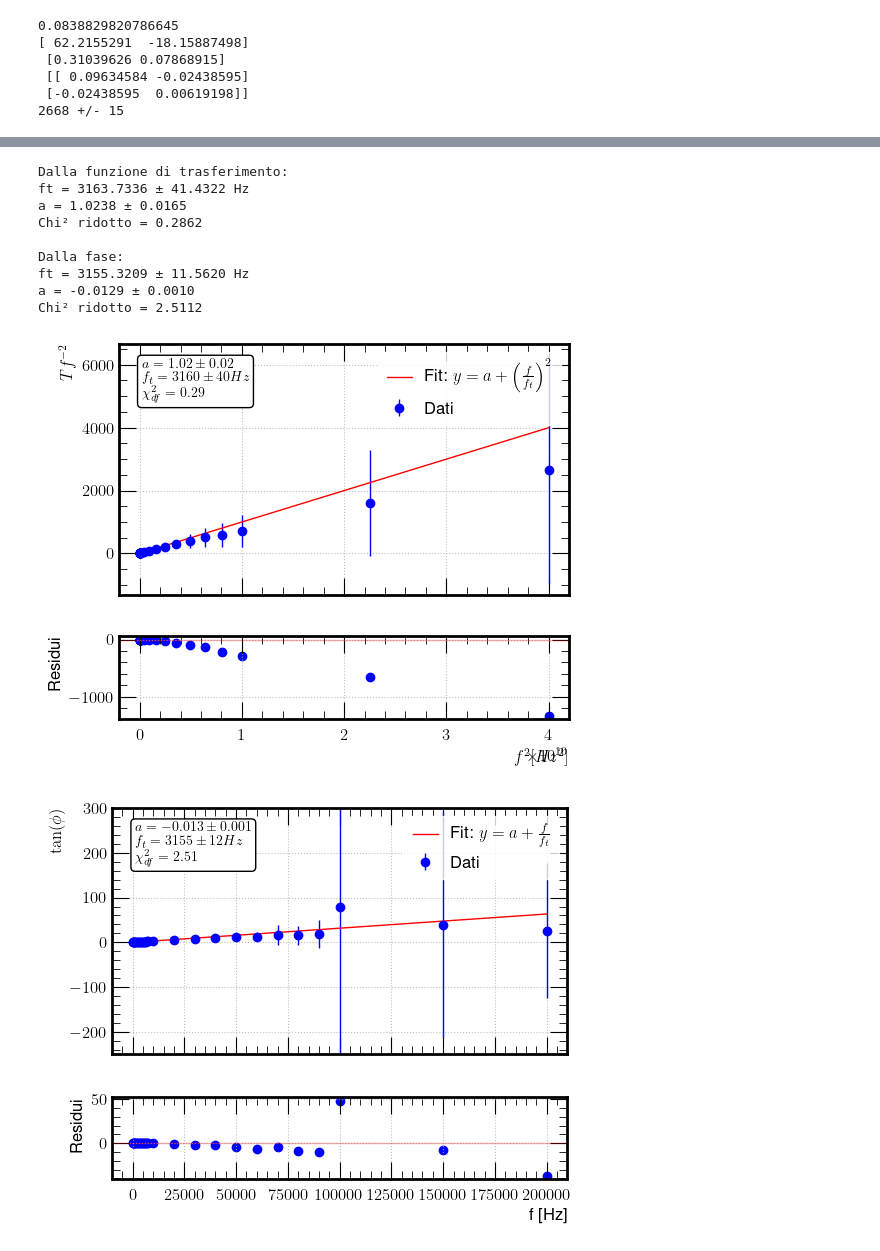
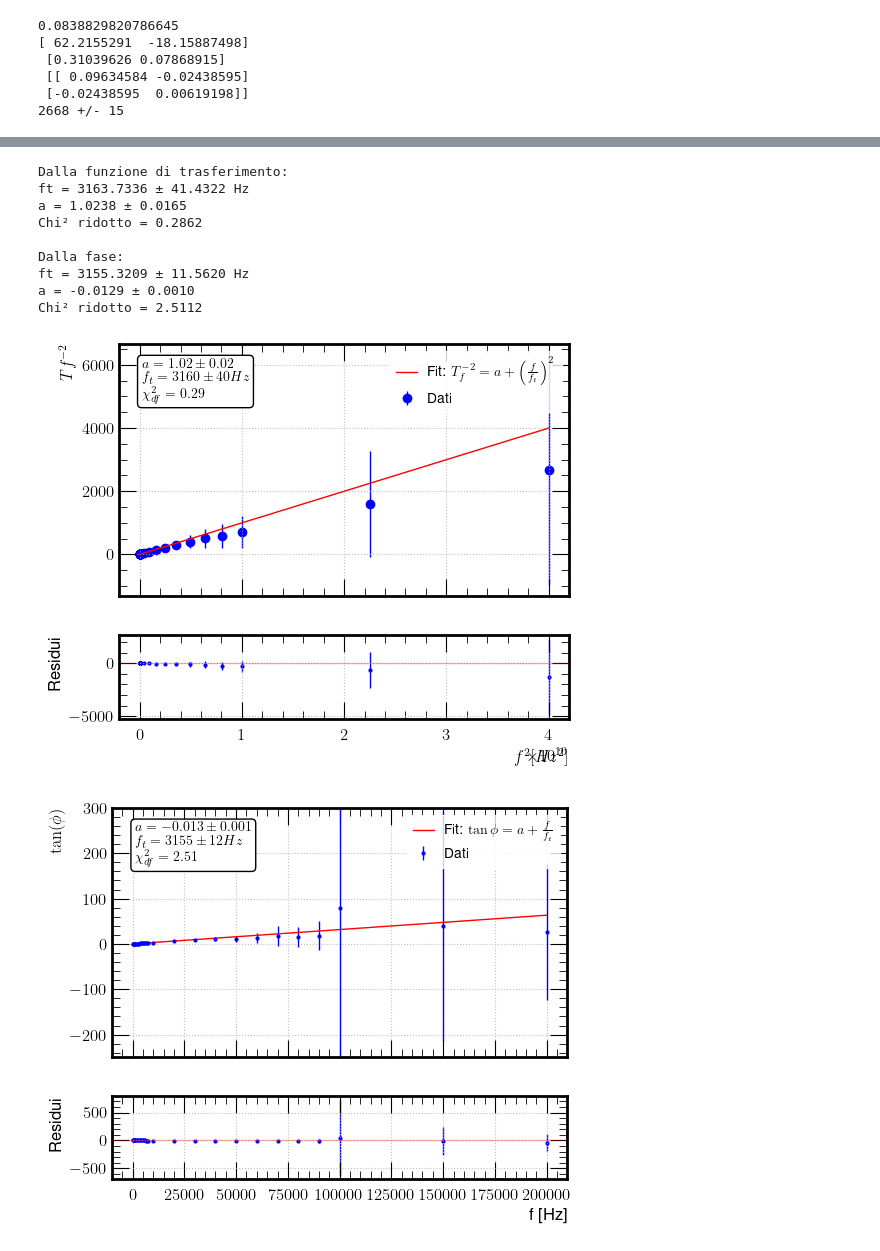
Before and after one commit to Fra005Ve/G09---SF2-, a Jupyter notebook: RC in frequenza/RCfrequenza.ipynb, the cells around one changed output, grey strips where cells are left out. Saved outputs shown, nothing was run; the diff lists cells and outputs as text; code cells hidden in the pictures.

```diff
--- a/RC in frequenza/RCfrequenza.ipynb
+++ b/RC in frequenza/RCfrequenza.ipynb
@@ -26,7 +26,7 @@ def fit_nl_phi(x, ft):
 # %%
 # Impostazioni grafici
 plt.style.use(hep.style.ROOT)
-params = {'legend.fontsize': '12',
+params = {'legend.fontsize': '10',
          'legend.loc': 'upper right',
           'legend.frameon':       'True',
           'legend.framealpha':    '0.8',      # legend patch transparency
@@ -215,18 +220,30 @@ print(round(10**log_ftbode), '+/-', round(10**(slog_ftbode+log_ftbode)-10**log_f
 # Plot del fit di Bode
 fig, ax = plt.subplots(2, 1, figsize=(5, 4),sharex=True, constrained_layout = True, height_ratios=[2, 1])
 
-x_fit = np.linspace(5e3, max(f)+5e4, 1000)
+x_fit = np.linspace(min(f), max(f)+5e4, 1000)
 
-ax[0].errorbar(f[f > 6e3], Tf[f > 6e3], yerr=sTf[f > 6e3], fmt='o', ms=1)
+ax[0].errorbar(f, Tf, yerr=sTf, fmt='o', ms=1)
 
-ax[0].plot(x_fit, 10**(retta(np.log10(x_fit), *valbode)/20), color = "g")
-ax[0].plot(x_fit, 10**(retta(np.log10(x_fit), *(valbode+np.sqrt(np.diag(covbode))))/20), color = "k")
-ax[0].plot(x_fit, 10**(retta(np.log10(x_fit), *(valbode-np.sqrt(np.diag(covbode))))/20), color = "k")
+ax[0].plot(x_fit, 10**(retta(np.log10(x_fit), *valbode)/20), label="Fit di bode", linestyle='--',  color = "k")
+# ax[0].plot(x_fit, 10**(retta(np.log10(x_fit), *(valbode+np.sqrt(np.diag(covbode))))/20), color = "k")
+# ax[0].plot(x_fit, 10**(retta(np.log10(x_fit), *(valbode-np.sqrt(np.diag(covbode))))/20), color = "k")
 ax[0].set_ylabel(r'$T_f$')
 
-ax[0].set_xlim(5e3, max(f)+5e4)
+ax[0].set_xlim(min(f), max(f)+5e4)
 
 ax[0].loglog()
+ax[0].grid(True)
+
+textstr = '\n'.join((
+    r'$a = %.1f \pm %.1f$ dB' % (valbode[0], np.sqrt(covbode[0,0])),
+    r'$b = %.1f \pm %.1f $ dB/decade' % (valbode[1], np.sqrt(covbode[1,1])),
+    r'$f_t = %.f \pm %.f$ Hz' % (round(10**log_ftbode), round(10**(slog_ftbode+log_ftbode)-10**log_ftbode)),
+    r'$\chi^2_{df} = %.2f$' % (chi2bode/(len(sTf[f > 6e3])-2))))
+
+props = dict(boxstyle='square', facecolor='white', alpha=1)
+ax[0].text(0.05, 0.5, textstr, transform=ax[0].transAxes, fontsize=10,
+           verticalalignment='top', bbox=props)
+
 
 ax[1].errorbar(f[f > 6e3],residuBode,yerr=sTf[f > 6e3], fmt='o', label='Residui',ms=2,color='red')
 ax[1].set_ylabel('Residui')
@@ -321,8 +338,8 @@ def plot_results(f, Tf, sTf, phi, sphi, params_Tf, chi2_Tf, residui_Tf, y_fit_Tf
     x_fit = np.linspace(min(x_data_Tf), max(x_data_Tf), 100)
     y_fit = retta(x_fit, params_Tf[0], params_Tf[1])
 
-    ax1.errorbar(x_data_Tf, y_data_Tf, yerr=yerr_Tf, fmt='o', label='Dati')
-    ax1.plot(x_fit, y_fit, 'r-', label=r'Fit: $y = a + \left(\frac{f}{f_t}\right)^2$')
+    ax1.errorbar(x_data_Tf, y_data_Tf, yerr=yerr_Tf, fmt='o', label='Dati', zorder = -1)
+    ax1.plot(x_fit, y_fit, 'r-', label=r'Fit: $T_f ^{-2} = a + \left(\frac{f}{f_t}\right)^2$')
 
     # Aggiungiamo textbox con i parametri del fit
     textstr = '\n'.join((
@@ -339,7 +356,7 @@ def plot_results(f, Tf, sTf, phi, sphi, params_Tf, chi2_Tf, residui_Tf, y_fit_Tf
 
     # Plot dei residui
     ax3.axhline(y=0, color='r', linestyle='-', alpha=0.3)
-    ax3.scatter(x_data_Tf, residui_Tf)
+    ax3.errorbar(x_data_Tf, residui_Tf, yerr=yerr_Tf, fmt='o', ms = 2, label='Dati', zorder = -1)
     ax3.grid(True)
     ax3.set_xlabel(r'$f^2 [Hz^2]$')
     ax3.set_ylabel('Residui')
@@ -357,8 +374,8 @@ def plot_results(f, Tf, sTf, phi, sphi, params_Tf, chi2_Tf, residui_Tf, y_fit_Tf
     x_fit_phi = np.linspace(min(f), max(f), 100)
     y_fit_phi = retta(x_fit_phi, params_phi[0], params_phi[1])
 
-    ax2.errorbar(x_data_phi, y_data_phi, yerr=yerr_phi, fmt='o', label='Dati')
-    ax2.plot(x_fit_phi, y_fit_phi, 'r-', label=r'Fit: $y = a + \frac{f}{f_t}$')
+    ax2.errorbar(x_data_phi, y_data_phi, yerr=yerr_phi, fmt='o', ms = 2, label='Dati')
+    ax2.plot(x_fit_phi, y_fit_phi, 'r-', label=r'Fit: $ \tan\phi = a + \frac{f}{f_t}$')
 
     # Aggiungiamo textbox con i parametri del fit
     textstr = '\n'.join((
@@ -377,7 +394,7 @@ def plot_results(f, Tf, sTf, phi, sphi, params_Tf, chi2_Tf, residui_Tf, y_fit_Tf
 
     # Plot dei residui
     ax4.axhline(y=0, color='r', linestyle='-', alpha=0.3)
-    ax4.scatter(x_data_phi, residui_phi)
+    ax4.errorbar(x_data_phi, residui_phi, yerr=yerr_phi, fmt='o', ms = 2, label='Dati', zorder = -1)
     ax4.grid(True)
     ax4.set_xlabel('f [Hz]')
     ax4.set_ylabel('Residui')
@@ -394,32 +411,32 @@ a_phi, a_err_phi, ft_phi, ft_err_phi, params_phi, _, chi2_phi, residui_phi, y_fi
 # Stampa i risultati
 print(f"Dalla funzione di trasferimento:")
 print(f"ft = {ft_Tf:.4f} ± {ft_err_Tf:.4f} Hz")
 print(f"a = {a_Tf:.4f} ± {a_err_Tf:.4f}")
 print(f"Chi² ridotto = {chi2_Tf:.4f}")
 print("\nDalla fase:")
 print(f"ft = {ft_phi:.4f} ± {ft_err_phi:.4f} Hz")
 print(f"a = {a_phi:.4f} ± {a_err_phi:.4f}")
 print(f"Chi² ridotto = {chi2_phi:.4f}")
 
 # Visualizza i risultati
 fig1, fig2 = plot_results(f, Tf, sTf, phi, sphi, params_Tf, chi2_Tf, residui_Tf, y_fit_Tf,
                          params_phi, chi2_phi, residui_phi, y_fit_phi,
                          ft_Tf, ft_err_Tf, a_Tf, a_err_Tf,
                          ft_phi, ft_err_phi, a_phi, a_err_phi)
 
 frequenze.append(ft_Tf)
 frequenze.append(ft_phi)
 sfrequenze.append(ft_err_Tf)
 sfrequenze.append(ft_err_phi)
 # %% [output]
 Dalla funzione di trasferimento:
 ft = 3163.7336 ± 41.4322 Hz
 a = 1.0238 ± 0.0165
 Chi² ridotto = 0.2862
 
 Dalla fase:
 ft = 3155.3209 ± 11.5620 Hz
 a = -0.0129 ± 0.0010
 Chi² ridotto = 2.5112
-[figure, old version]
+[figure, new version]
-[figure, old version]
+[figure, new version]
```
Also changed, not shown: parts of 12 cells of this notebook, 1 other file.
